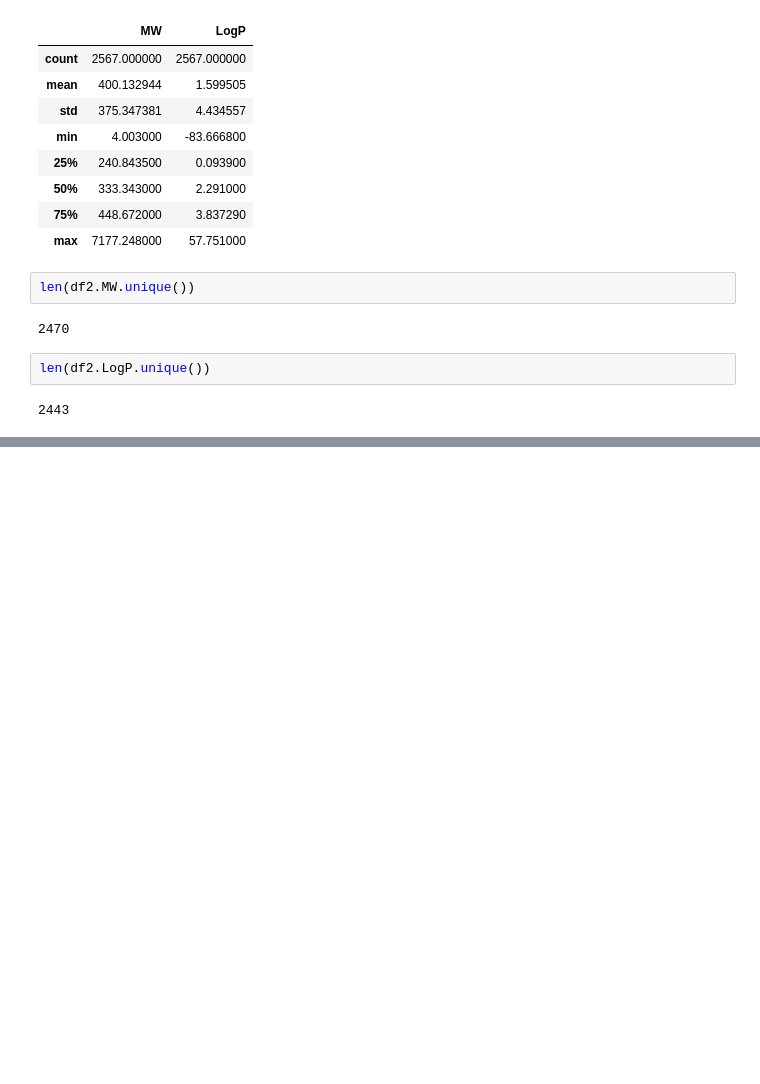
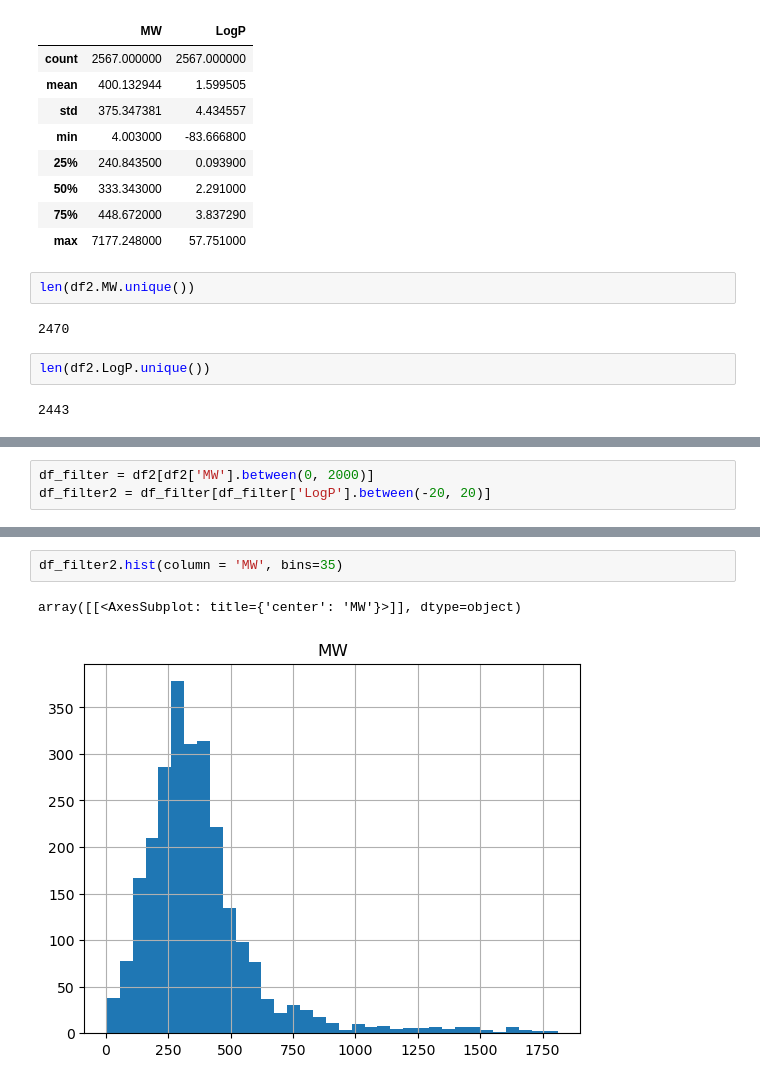
Before and after one commit to francoslucas/tutorials, a Jupyter notebook: tutorial-pw.ipynb, the cells around one changed output, grey strips where cells are left out. Cells and saved outputs as stored; diff of their text form; blank space fills up the shorter version.

```diff
--- a/tutorial-pw.ipynb
+++ b/tutorial-pw.ipynb
@@ -184,0 +195,3 @@ len(df2.LogP.unique())
+# %%
+df_filter = df2[df2['MW'].between(0, 2000)]
+df_filter2 = df_filter[df_filter['LogP'].between(-20, 20)]
@@ -184,0 +210,5 @@ len(df2.LogP.unique())
+# %%
+df_filter2.hist(column = 'MW', bins=35)
+# %% [output]
+array([[<AxesSubplot: title={'center': 'MW'}>]], dtype=object)
+[figure, added]
```
Also changed, not shown: parts of 7 cells of this notebook.
